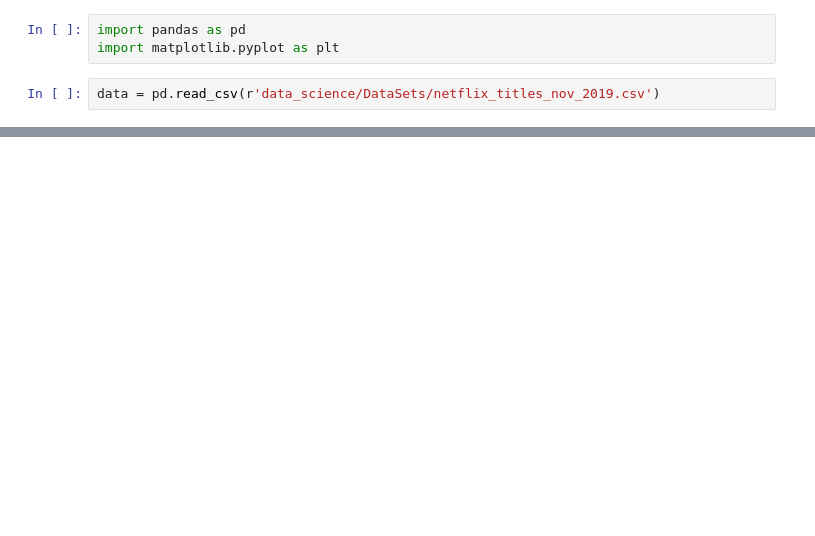
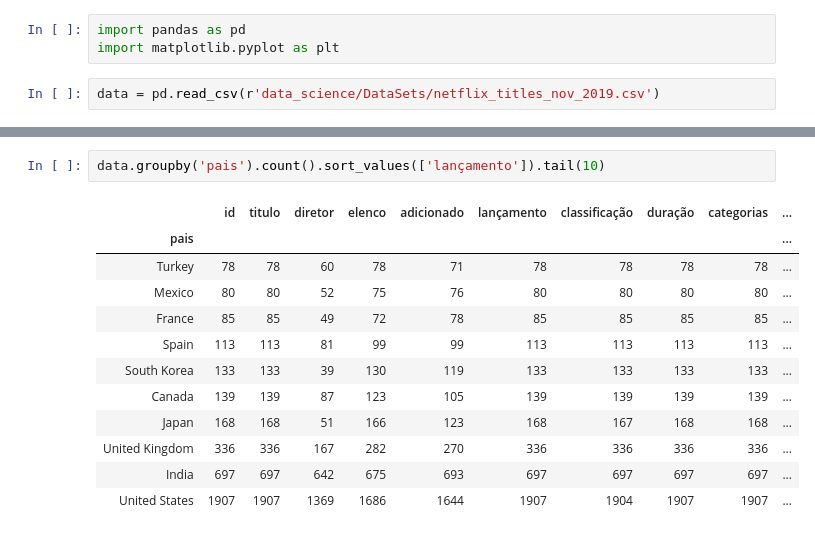
Before and after one commit to luizmachado/data_science, a Jupyter notebook: Pandas_netflix.ipynb, the cells around one changed output, grey strips where cells are left out. Drawn from its saved outputs; the diff is of its cells as text; blank space fills up the shorter version.

```diff
--- a/Pandas_netflix.ipynb
+++ b/Pandas_netflix.ipynb
@@ -42,0 +161,15 @@ data.describe(include='O')
+# %%
+data.groupby('pais').count().sort_values(['lançamento']).tail(10)
+# %% [output]
+|  | id | titulo | diretor | elenco | adicionado | lançamento | classificação | duração | categorias | ... |
+| pais |  |  |  |  |  |  |  |  |  | ... |
+| Turkey | 78 | 78 | 60 | 78 | 71 | 78 | 78 | 78 | 78 | ... |
+| Mexico | 80 | 80 | 52 | 75 | 76 | 80 | 80 | 80 | 80 | ... |
+| France | 85 | 85 | 49 | 72 | 78 | 85 | 85 | 85 | 85 | ... |
+| Spain | 113 | 113 | 81 | 99 | 99 | 113 | 113 | 113 | 113 | ... |
+| South Korea | 133 | 133 | 39 | 130 | 119 | 133 | 133 | 133 | 133 | ... |
+| Canada | 139 | 139 | 87 | 123 | 105 | 139 | 139 | 139 | 139 | ... |
+| Japan | 168 | 168 | 51 | 166 | 123 | 168 | 167 | 168 | 168 | ... |
+| United Kingdom | 336 | 336 | 167 | 282 | 270 | 336 | 336 | 336 | 336 | ... |
+| India | 697 | 697 | 642 | 675 | 693 | 697 | 697 | 697 | 697 | ... |
+| United States | 1907 | 1907 | 1369 | 1686 | 1644 | 1907 | 1904 | 1907 | 1907 | ... |
```
Also changed, not shown: parts of 33 cells of this notebook.
